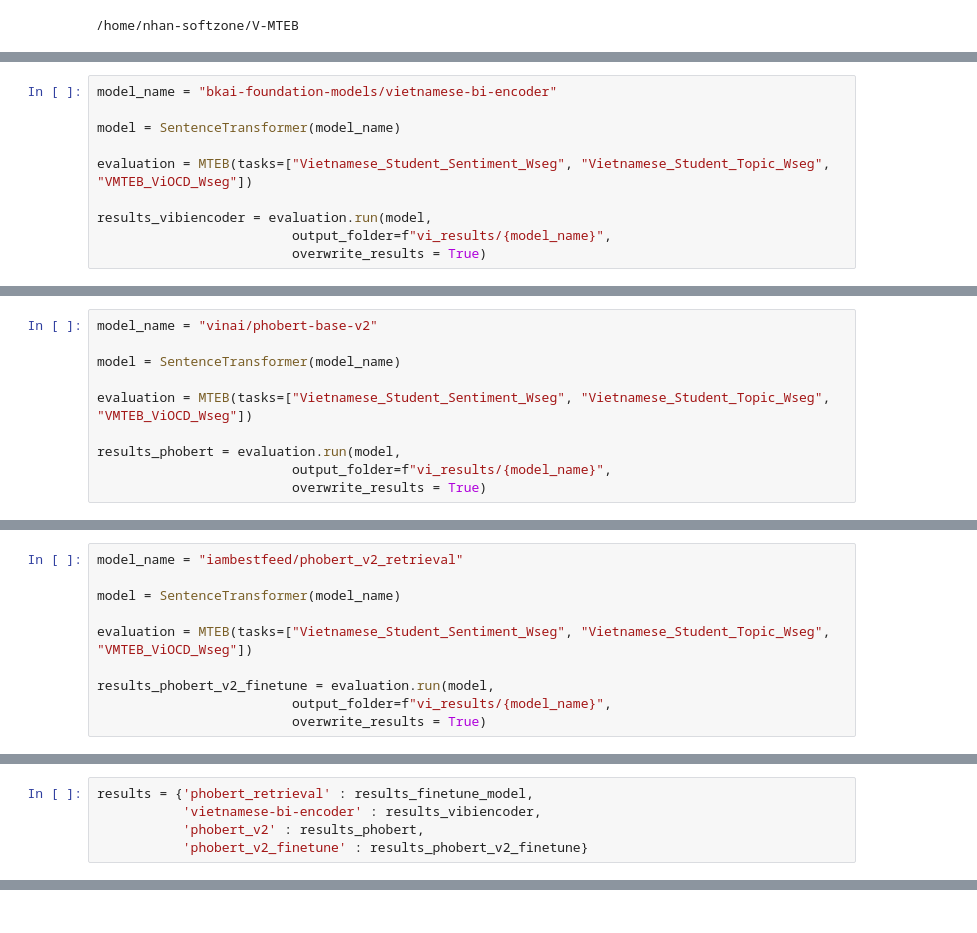
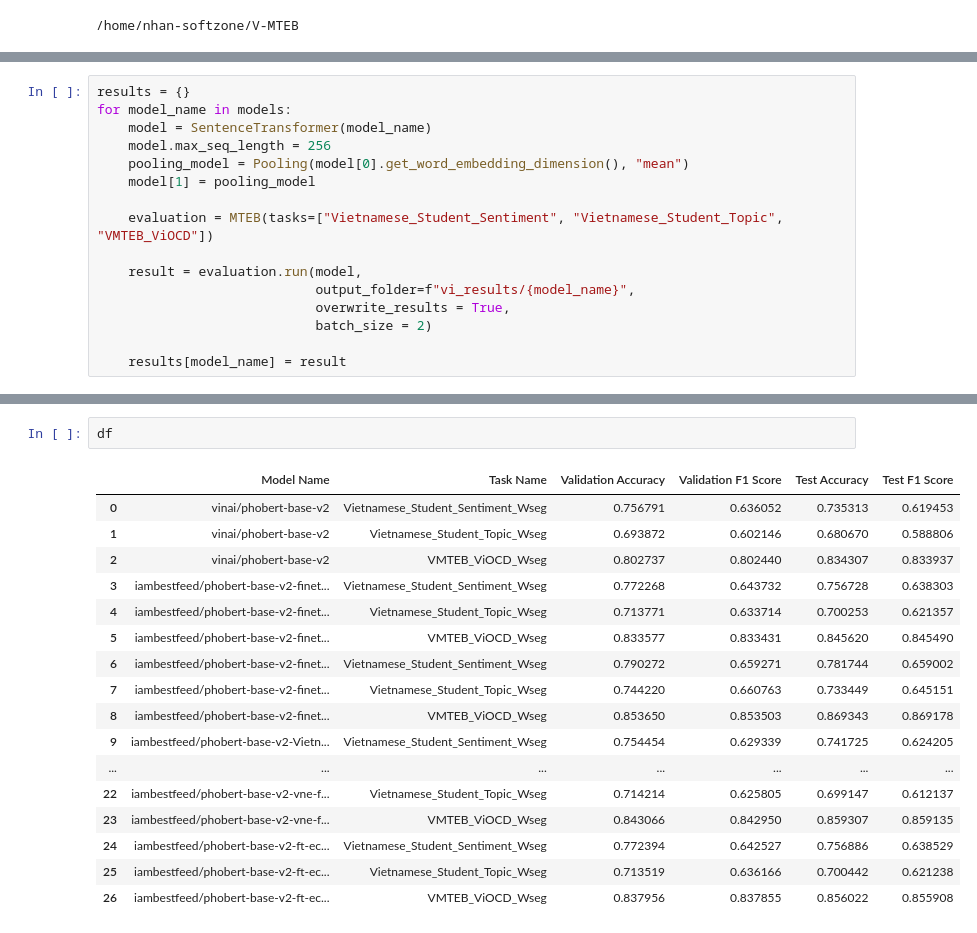
Before and after one commit to Iambestfeed/V-MTEB, a Jupyter notebook: example/V_MTEB.ipynb, the cells around one changed output, grey strips where cells are left out. Cells and saved outputs as stored; diff of their text form.

```diff
--- a/example/V_MTEB.ipynb
+++ b/example/V_MTEB.ipynb
@@ -33,11 +68,17 @@ Compile with `TORCH_USE_CUDA_DSA` to enable device-side assertions.
 # %%
-model_name = "bkai-foundation-models/vietnamese-bi-encoder"
+results = {}
+for model_name in models:
+    model = SentenceTransformer(model_name)
+    model.max_seq_length = 256
+    pooling_model = Pooling(model[0].get_word_embedding_dimension(), "mean")
+    model[1] = pooling_model
 
-model = SentenceTransformer(model_name)
+    evaluation = MTEB(tasks=["Vietnamese_Student_Sentiment", "Vietnamese_Student_Topic", "VMTEB_ViOCD"])
 
-evaluation = MTEB(tasks=["Vietnamese_Student_Sentiment_Wseg", "Vietnamese_Student_Topic_Wseg", "VMTEB_ViOCD_Wseg"])
+    result = evaluation.run(model,
+                            output_folder=f"vi_results/{model_name}",
+                            overwrite_results = True,
+                            batch_size = 2)
 
-results_vibiencoder = evaluation.run(model,
-                         output_folder=f"vi_results/{model_name}",
-                         overwrite_results = True)
+    results[model_name] = result
 # %% [output]
@@ -49,10 +110,0 @@ Classification
-# %%
-model_name = "vinai/phobert-base-v2"
-
-model = SentenceTransformer(model_name)
-
-evaluation = MTEB(tasks=["Vietnamese_Student_Sentiment_Wseg", "Vietnamese_Student_Topic_Wseg", "VMTEB_ViOCD_Wseg"])
-
-results_phobert = evaluation.run(model,
-                         output_folder=f"vi_results/{model_name}",
-                         overwrite_results = True)
@@ -85,10 +110,0 @@ Please also refer to the documentation for alternative solver options:
-# %%
-model_name = "iambestfeed/phobert_v2_retrieval"
-
-model = SentenceTransformer(model_name)
-
-evaluation = MTEB(tasks=["Vietnamese_Student_Sentiment_Wseg", "Vietnamese_Student_Topic_Wseg", "VMTEB_ViOCD_Wseg"])
-
-results_phobert_v2_finetune = evaluation.run(model,
-                         output_folder=f"vi_results/{model_name}",
-                         overwrite_results = True)
@@ -101,5 +110,0 @@ Classification
-# %%
-results = {'phobert_retrieval' : results_finetune_model,
-           'vietnamese-bi-encoder' : results_vibiencoder,
-           'phobert_v2' : results_phobert,
-           'phobert_v2_finetune' : results_phobert_v2_finetune}
@@ -142,0 +202,20 @@ df
+# %%
+df
+# %% [output]
+|  | Model Name | Task Name | Validation Accuracy | Validation F1 Score | Test Accuracy | Test F1 Score |
+| 0 | vinai/phobert-base-v2 | Vietnamese_Student_Sentiment_Wseg | 0.756791 | 0.636052 | 0.735313 | 0.619453 |
+| 1 | vinai/phobert-base-v2 | Vietnamese_Student_Topic_Wseg | 0.693872 | 0.602146 | 0.680670 | 0.588806 |
+| 2 | vinai/phobert-base-v2 | VMTEB_ViOCD_Wseg | 0.802737 | 0.802440 | 0.834307 | 0.833937 |
+| 3 | iambestfeed/phobert-base-v2-finet... | Vietnamese_Student_Sentiment_Wseg | 0.772268 | 0.643732 | 0.756728 | 0.638303 |
+| 4 | iambestfeed/phobert-base-v2-finet... | Vietnamese_Student_Topic_Wseg | 0.713771 | 0.633714 | 0.700253 | 0.621357 |
+| 5 | iambestfeed/phobert-base-v2-finet... | VMTEB_ViOCD_Wseg | 0.833577 | 0.833431 | 0.845620 | 0.845490 |
+| 6 | iambestfeed/phobert-base-v2-finet... | Vietnamese_Student_Sentiment_Wseg | 0.790272 | 0.659271 | 0.781744 | 0.659002 |
+| 7 | iambestfeed/phobert-base-v2-finet... | Vietnamese_Student_Topic_Wseg | 0.744220 | 0.660763 | 0.733449 | 0.645151 |
+| 8 | iambestfeed/phobert-base-v2-finet... | VMTEB_ViOCD_Wseg | 0.853650 | 0.853503 | 0.869343 | 0.869178 |
+| 9 | iambestfeed/phobert-base-v2-Vietn... | Vietnamese_Student_Sentiment_Wseg | 0.754454 | 0.629339 | 0.741725 | 0.624205 |
+| ... | ... | ... | ... | ... | ... | ... |
+| 22 | iambestfeed/phobert-base-v2-vne-f... | Vietnamese_Student_Topic_Wseg | 0.714214 | 0.625805 | 0.699147 | 0.612137 |
+| 23 | iambestfeed/phobert-base-v2-vne-f... | VMTEB_ViOCD_Wseg | 0.843066 | 0.842950 | 0.859307 | 0.859135 |
+| 24 | iambestfeed/phobert-base-v2-ft-ec... | Vietnamese_Student_Sentiment_Wseg | 0.772394 | 0.642527 | 0.756886 | 0.638529 |
+| 25 | iambestfeed/phobert-base-v2-ft-ec... | Vietnamese_Student_Topic_Wseg | 0.713519 | 0.636166 | 0.700442 | 0.621238 |
+| 26 | iambestfeed/phobert-base-v2-ft-ec... | VMTEB_ViOCD_Wseg | 0.837956 | 0.837855 | 0.856022 | 0.855908 |
```
Also changed, not shown: parts of 20 cells of this notebook, 5 other files.
